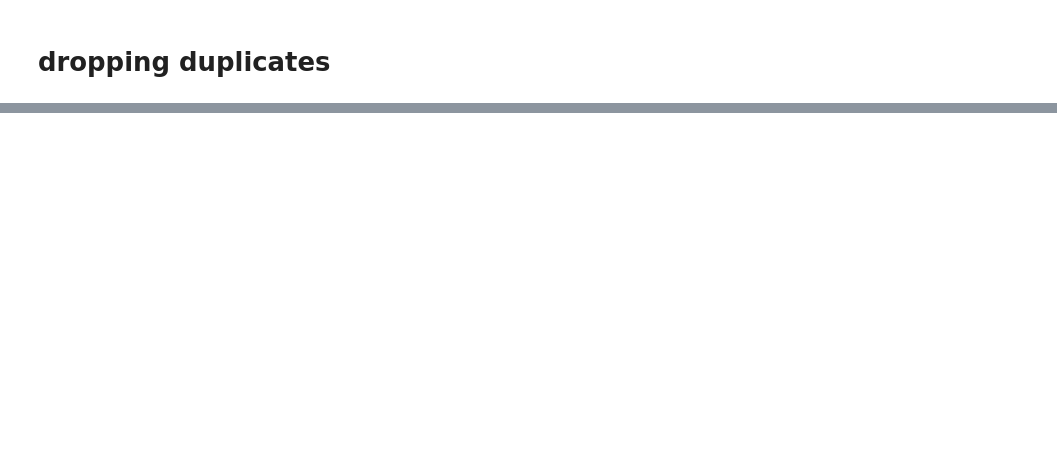
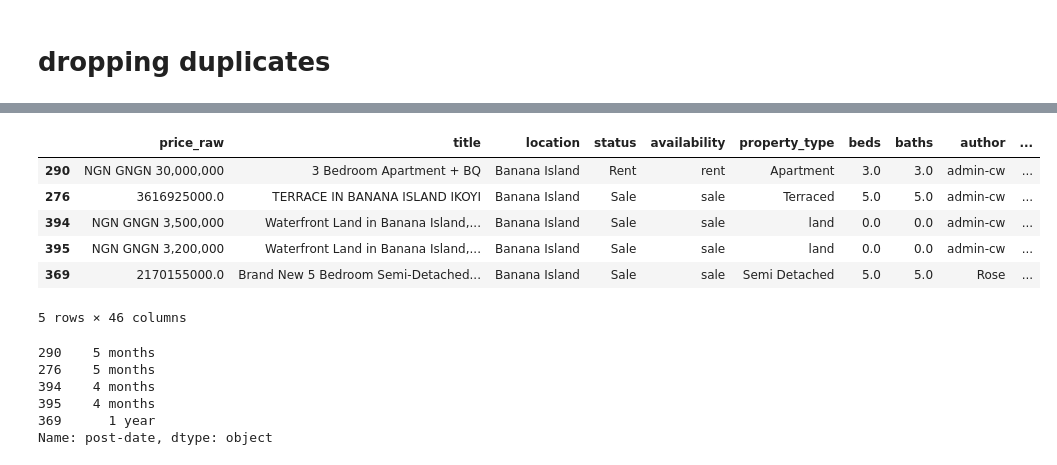
Before and after one commit to adamlaw669/Lagos-Real-Estate-Market-Analysis, a Jupyter notebook: notebooks/cleaning_eda.ipynb, the cells around one changed output, grey strips where cells are left out. Saved outputs shown, nothing was run; the diff lists cells and outputs as text; code cells hidden in the pictures; blank space fills up the shorter version.

Commit message:
completed the final cleaning of the data

```diff
--- a/notebooks/cleaning_eda.ipynb
+++ b/notebooks/cleaning_eda.ipynb
@@ -585,2 +587,12 @@ df_clean_2.shape
 # %%
 df_clean_2.to_csv('../data/cleaned/data_cleaned_v3.csv', index =False)
+# %%
+df_clean_2.head()
+# %% [output]
+|  | price_raw | title | location | status | availability | property_type | beds | baths | author | ... |
+| 290 | NGN GNGN 30,000,000 | 3 Bedroom Apartment + BQ | Banana Island | Rent | rent | Apartment | 3.0 | 3.0 | admin-cw | ... |
+| 276 | 3616925000.0 | TERRACE IN BANANA ISLAND IKOYI | Banana Island | Sale | sale | Terraced | 5.0 | 5.0 | admin-cw | ... |
+| 394 | NGN GNGN 3,500,000 | Waterfront Land in Banana Island,... | Banana Island | Sale | sale | land | 0.0 | 0.0 | admin-cw | ... |
+| 395 | NGN GNGN 3,200,000 | Waterfront Land in Banana Island,... | Banana Island | Sale | sale | land | 0.0 | 0.0 | admin-cw | ... |
+| 369 | 2170155000.0 | Brand New 5 Bedroom Semi-Detached... | Banana Island | Sale | sale | Semi Detached | 5.0 | 5.0 | Rose | ... |
+5 rows × 46 columns
@@ -586,0 +601,9 @@ df_clean_2.to_csv('../data/cleaned/data_cleaned_v3.csv', index =False)
+# %%
+df_clean_2['post-date'].head()
+# %% [output]
+290    5 months
+276    5 months
+394    4 months
+395    4 months
+369      1 year
+Name: post-date, dtype: object
```
Also changed, not shown: parts of 9 cells of this notebook, 2 other files.
